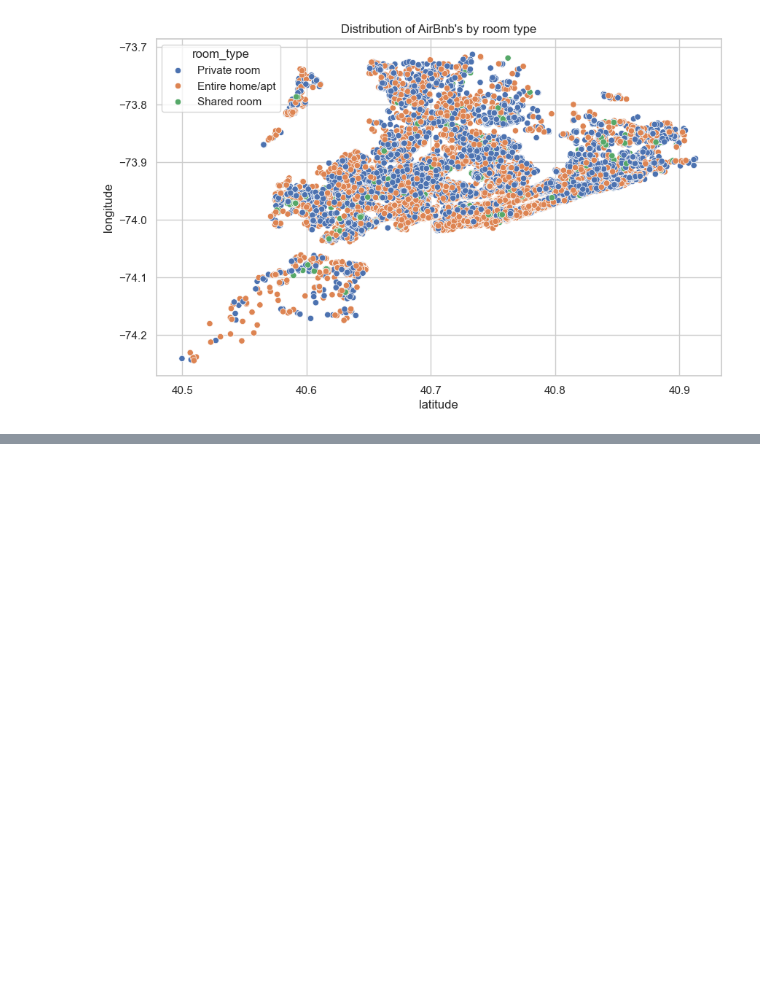
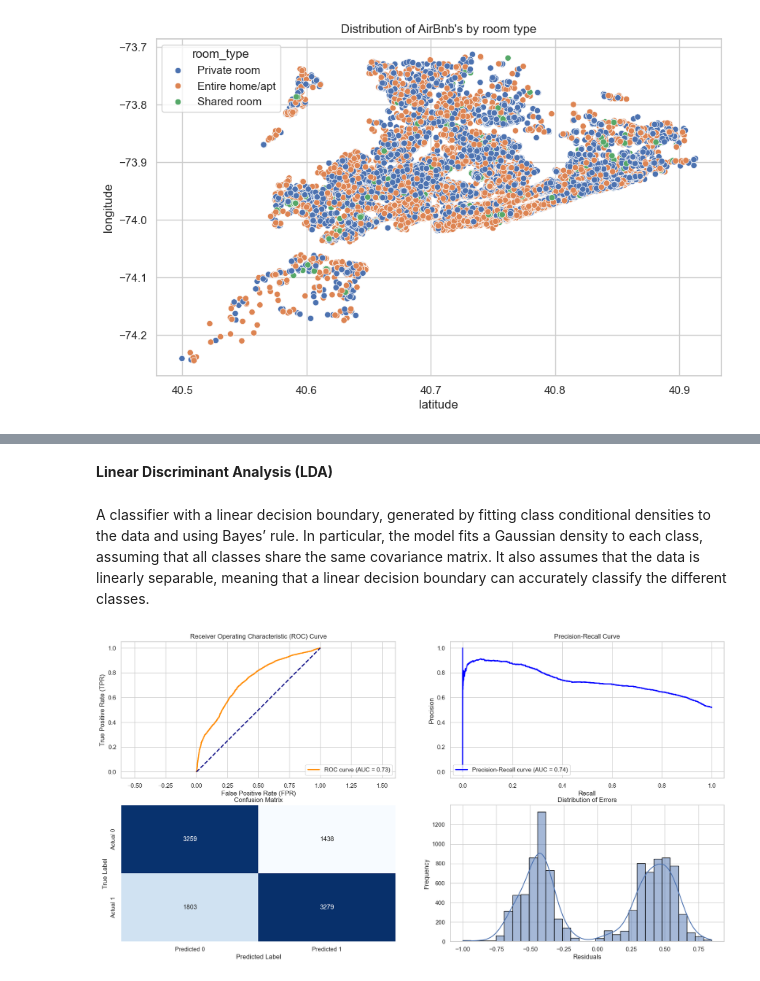
Before and after one commit to IsabellaPodavini/Machine_Learning, a Jupyter notebook: project.ipynb, the cells around one changed output, grey strips where cells are left out. Cells and saved outputs as stored; diff of their text form; code cells hidden in the pictures; blank space fills up the shorter version.

```diff
--- a/project.ipynb
+++ b/project.ipynb
@@ -255,0 +264,11 @@ After applying the log transformation, the price distribution becomes much more
+# %%
+bnb_df['is_entire_home'] = (bnb_df['room_type'] == 'Entire home/apt').astype(int)
+# %%
+X = bnb_df[['latitude', 'longitude', 'price', 'minimum_nights',
+        'number_of_reviews', 'reviews_per_month',
+        'calculated_host_listings_count', 'availability_365',
+        'neighbourhood_group']]
+X = pd.get_dummies(X, drop_first=True)  # encoding
+y = bnb_df['is_entire_home']
+print(X.shape)
+print(y.shape)
@@ -255,0 +280,2 @@ After applying the log transformation, the price distribution becomes much more
+# %%
+X_train, X_test, y_train, y_test = train_test_split(X, y, test_size=0.2, random_state=42, stratify=y)
@@ -255,0 +284,4 @@ After applying the log transformation, the price distribution becomes much more
+# %%
+scaler = StandardScaler()
+X_train_scaled = scaler.fit_transform(X_train)
+X_test_scaled = scaler.fit_transform(X_test)
@@ -255,0 +388,10 @@ After applying the log transformation, the price distribution becomes much more
+# %% [markdown]
+**Linear Discriminant Analysis (LDA)**
+# %% [markdown]
+A classifier with a linear decision boundary, generated by fitting class conditional densities to the data and using Bayes’ rule. In particular, the model fits a Gaussian density to each class, assuming that all classes share the same covariance matrix. It also assumes that the data is linearly separable, meaning that a linear decision boundary can accurately classify the different classes.
+# %%
+model = Model(LinearDiscriminantAnalysis())
+model.fit()
+model.visualize_metrics()
+# %% [output]
+[figure, added]
```
Also changed, not shown: parts of 39 cells of this notebook.
